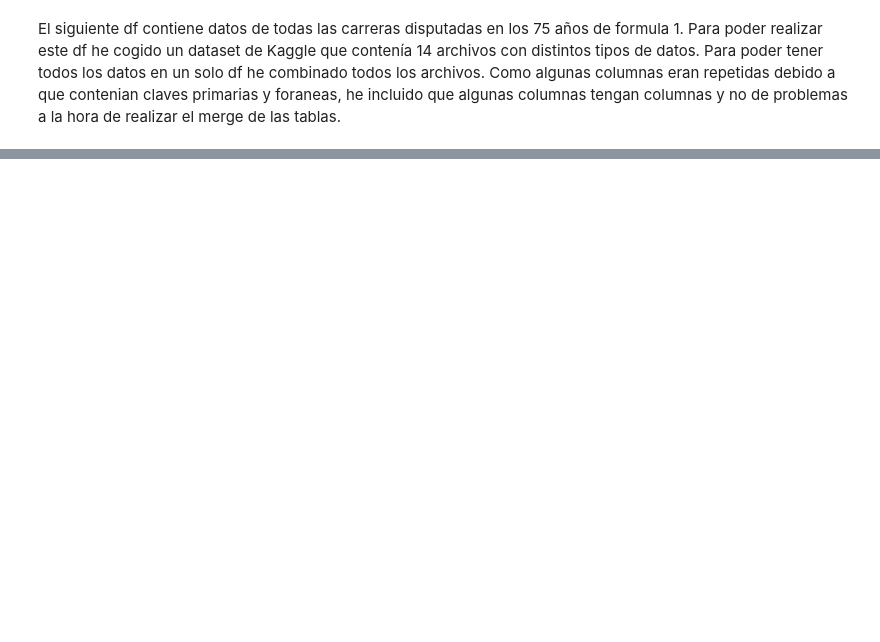
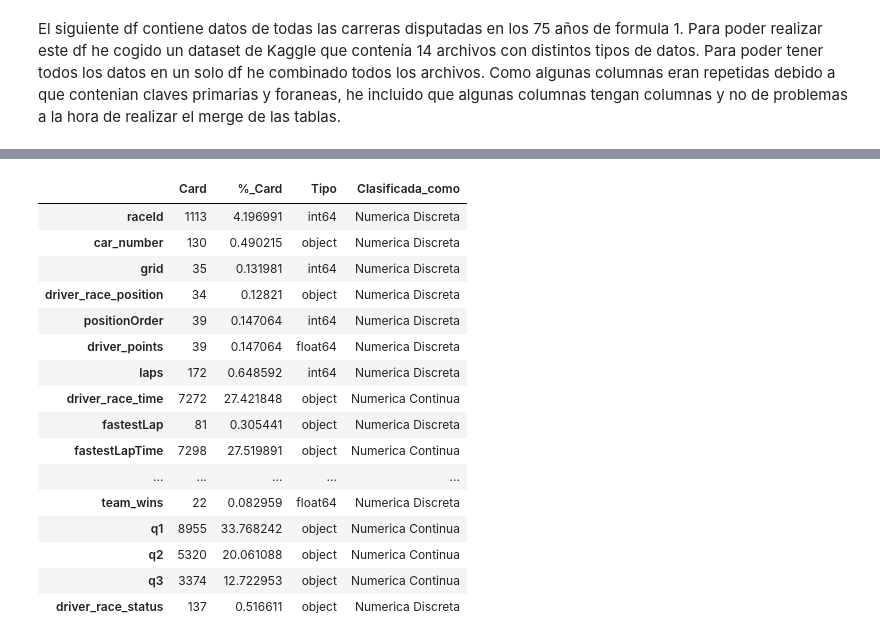
Before and after one commit to jacobo010/EDA_F1_Analysis, a Jupyter notebook: src/notebooks/primer_notebook.ipynb, the cells around one changed output, grey strips where cells are left out. Cells and saved outputs as stored; diff of their text form; code cells hidden in the pictures; blank space fills up the shorter version.

```diff
--- a/src/notebooks/primer_notebook.ipynb
+++ b/src/notebooks/primer_notebook.ipynb
@@ -181,0 +205,16 @@ conn.close()
+# %%
+# Eliminar colunmas que no nos interesan.
+df_combinado.drop(columns=["url_x","url_y","url","quali_date","quali_time","sprint_date","sprint_time",
+                          "name_y","surname","fp1_date","fp1_time","fp2_date","fp2_time",
+                          "fp3_date","fp3_time","milliseconds","time_y","positionText_x","number_y",
+                          "positionText_y","driverId","qualifyId","number","statusId","resultId","constructorId",
+                          "positionText","rank","driverStandingsId","status_x","constructorResultsId",
+                          "constructorStandingsId","position","circuitId"], inplace = True)
+
+# Renombrar columnas para entenderlas.
+df_combinado.rename(columns={"nationality_y":"team_nation","nationality_x":"driver_nation","constructorRef":"team",
+                            "date":"race_date","name_x":"grand_prix_name","time_x":"driver_race_time",
+                            "position_x":"driver_race_position","number_x":"car_number","points_x":"driver_points",
+                            "wins":"team_wins","points_y":"team_points","position_y":"team_position",
+                            "status_y":"driver_race_status","points":"total_points"}, inplace=True)
+df_combinado
@@ -181,0 +273,27 @@ conn.close()
+# %%
+df_tipificacion = pd.DataFrame([df_combinado.nunique(), df_combinado.nunique()/len(df_combinado) * 100, df_combinado.dtypes]).T.rename(columns = {0: "Card",\
+                                                                                                                                 1: "%_Card", 2: "Tipo"})
+
+df_tipificacion["Clasificada_como"] = "Categorica" # Partiendo de que casi todas parecen categóricas
+df_tipificacion.loc[df_tipificacion.Card == 2, "Clasificada_como"] = "Binaria"
+df_tipificacion.loc[df_tipificacion["Card"] > 11, "Clasificada_como"] ="Numerica Discreta"
+df_tipificacion.loc[df_tipificacion["%_Card"] > 5, "Clasificada_como"] = "Numerica Continua"
+df_tipificacion
+# %% [output]
+|  | Card | %_Card | Tipo | Clasificada_como |
+| raceId | 1113 | 4.196991 | int64 | Numerica Discreta |
+| car_number | 130 | 0.490215 | object | Numerica Discreta |
+| grid | 35 | 0.131981 | int64 | Numerica Discreta |
+| driver_race_position | 34 | 0.12821 | object | Numerica Discreta |
+| positionOrder | 39 | 0.147064 | int64 | Numerica Discreta |
+| driver_points | 39 | 0.147064 | float64 | Numerica Discreta |
+| laps | 172 | 0.648592 | int64 | Numerica Discreta |
+| driver_race_time | 7272 | 27.421848 | object | Numerica Continua |
+| fastestLap | 81 | 0.305441 | object | Numerica Discreta |
+| fastestLapTime | 7298 | 27.519891 | object | Numerica Continua |
+| ... | ... | ... | ... | ... |
+| team_wins | 22 | 0.082959 | float64 | Numerica Discreta |
+| q1 | 8955 | 33.768242 | object | Numerica Continua |
+| q2 | 5320 | 20.061088 | object | Numerica Continua |
+| q3 | 3374 | 12.722953 | object | Numerica Continua |
+| driver_race_status | 137 | 0.516611 | object | Numerica Discreta |
```
Also changed, not shown: parts of 16 cells of this notebook, 19 other files.
